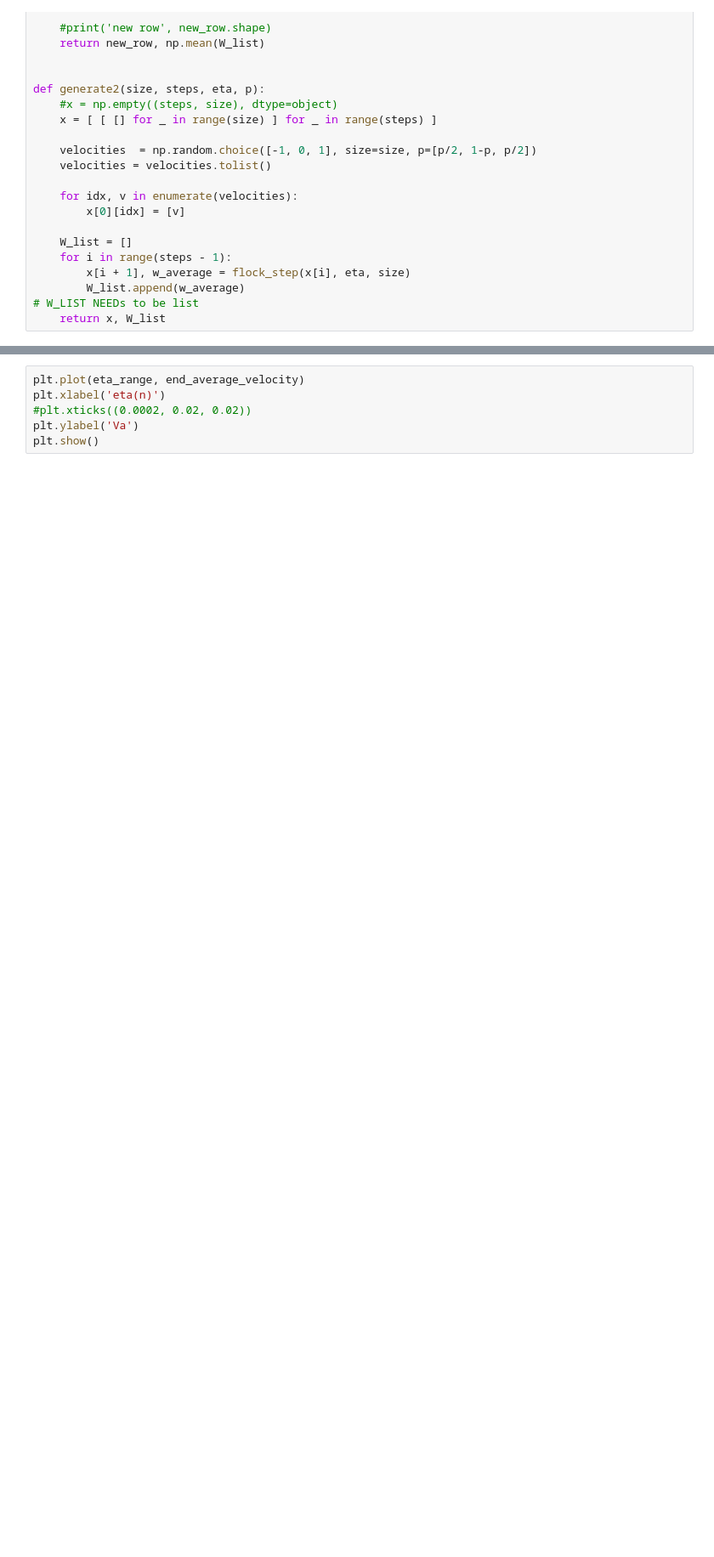
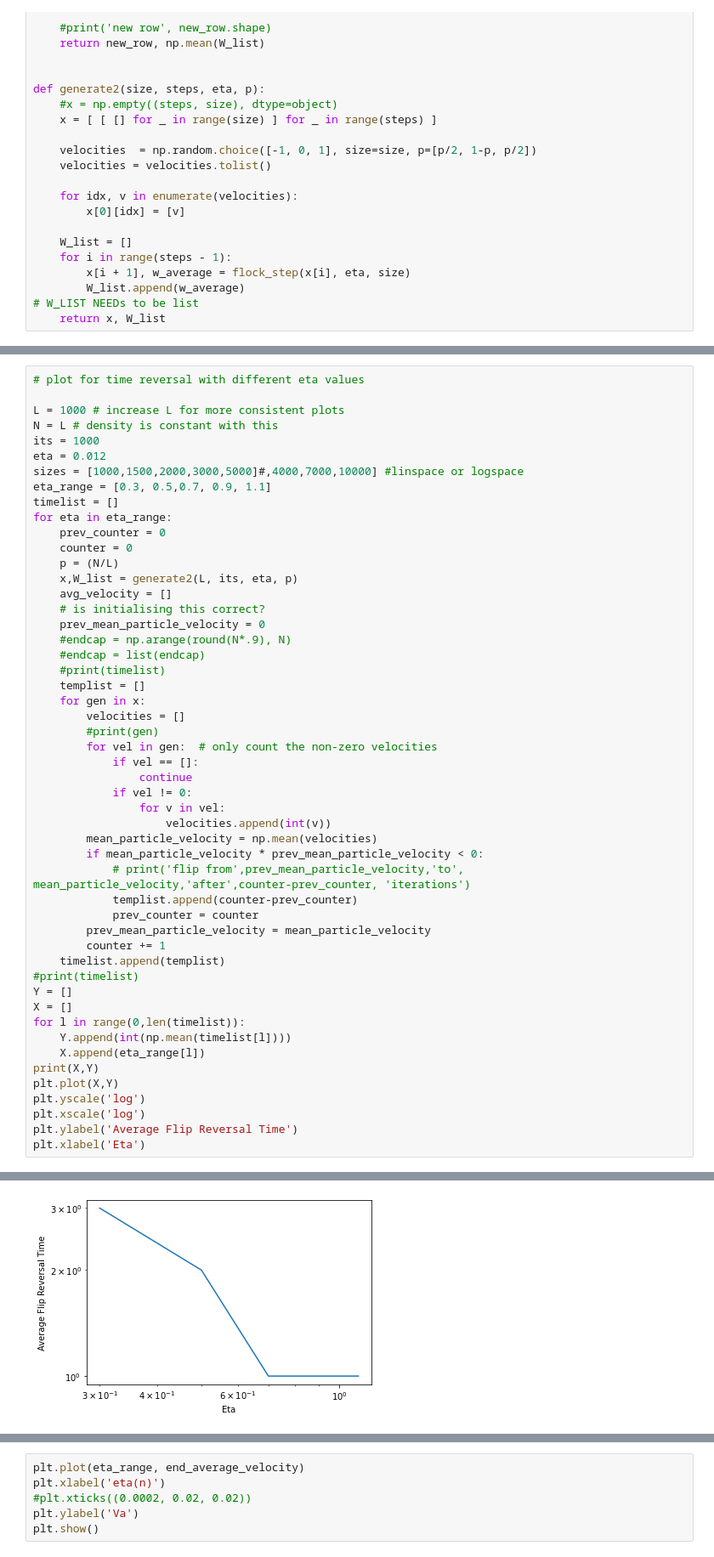
Before and after one commit to wiebetimmers/CSS-ParticleFlocking, a Jupyter notebook: 1DAnalysisJamei.ipynb, the cells around one changed output, grey strips where cells are left out. Shown at 85% size. Cells and saved outputs as stored; diff of their text form; blank space fills up the shorter version.

```diff
--- a/1DAnalysisJamei.ipynb
+++ b/1DAnalysisJamei.ipynb
@@ -241,0 +220,52 @@ plt.xscale('log')
+# %%
+# plot for time reversal with different eta values
+
+L = 1000 # increase L for more consistent plots
+N = L # density is constant with this
+its = 1000
+eta = 0.012
+sizes = [1000,1500,2000,3000,5000]#,4000,7000,10000] #linspace or logspace
+eta_range = [0.3, 0.5,0.7, 0.9, 1.1]
+timelist = []
+for eta in eta_range:
+    prev_counter = 0
+    counter = 0
+    p = (N/L)
+    x,W_list = generate2(L, its, eta, p)
+    avg_velocity = []
+    # is initialising this correct?
+    prev_mean_particle_velocity = 0
+    #endcap = np.arange(round(N*.9), N)
+    #endcap = list(endcap)
+    #print(timelist)
+    templist = []
+    for gen in x:
+        velocities = []
+        #print(gen)
+        for vel in gen:  # only count the non-zero velocities
+            if vel == []:
+                continue
+            if vel != 0:
+                for v in vel:
+                    velocities.append(int(v))
+        mean_particle_velocity = np.mean(velocities)
+        if mean_particle_velocity * prev_mean_particle_velocity < 0:
+            # print('flip from',prev_mean_particle_velocity,'to', mean_particle_velocity,'after',counter-prev_counter, 'iterations')
+            templist.append(counter-prev_counter)
+            prev_counter = counter
+        prev_mean_particle_velocity = mean_particle_velocity
+        counter += 1
+    timelist.append(templist)
+#print(timelist)
+Y = []
+X = []
+for l in range(0,len(timelist)):
+    Y.append(int(np.mean(timelist[l])))
+    X.append(eta_range[l])
+print(X,Y)
+plt.plot(X,Y)
+plt.yscale('log')
+plt.xscale('log')
+plt.ylabel('Average Flip Reversal Time')
+plt.xlabel('Eta')
+# %% [output]
@@ -242 +274,2 @@ plt.xscale('log')
+[figure, added]
 # %%
```
Also changed, not shown: parts of 7 cells of this notebook.
